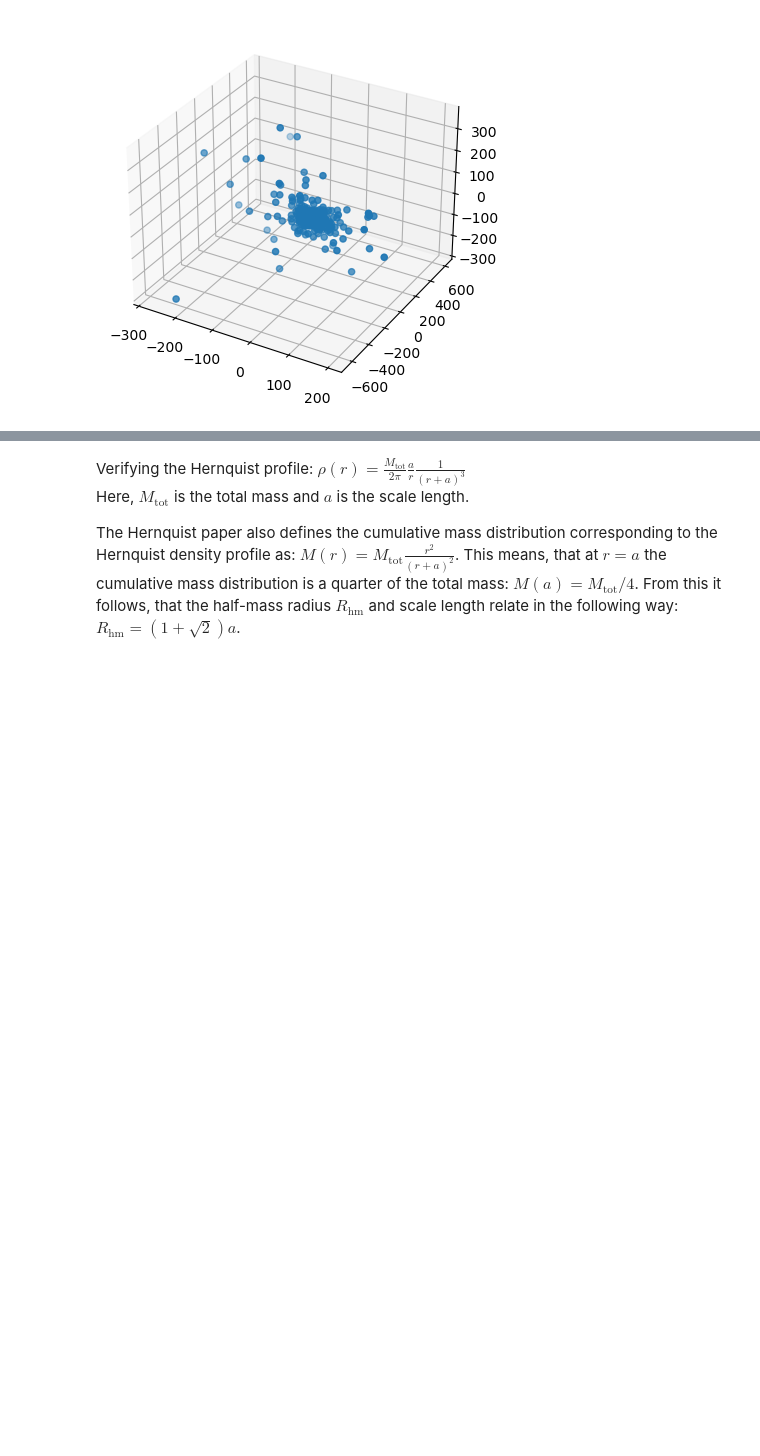
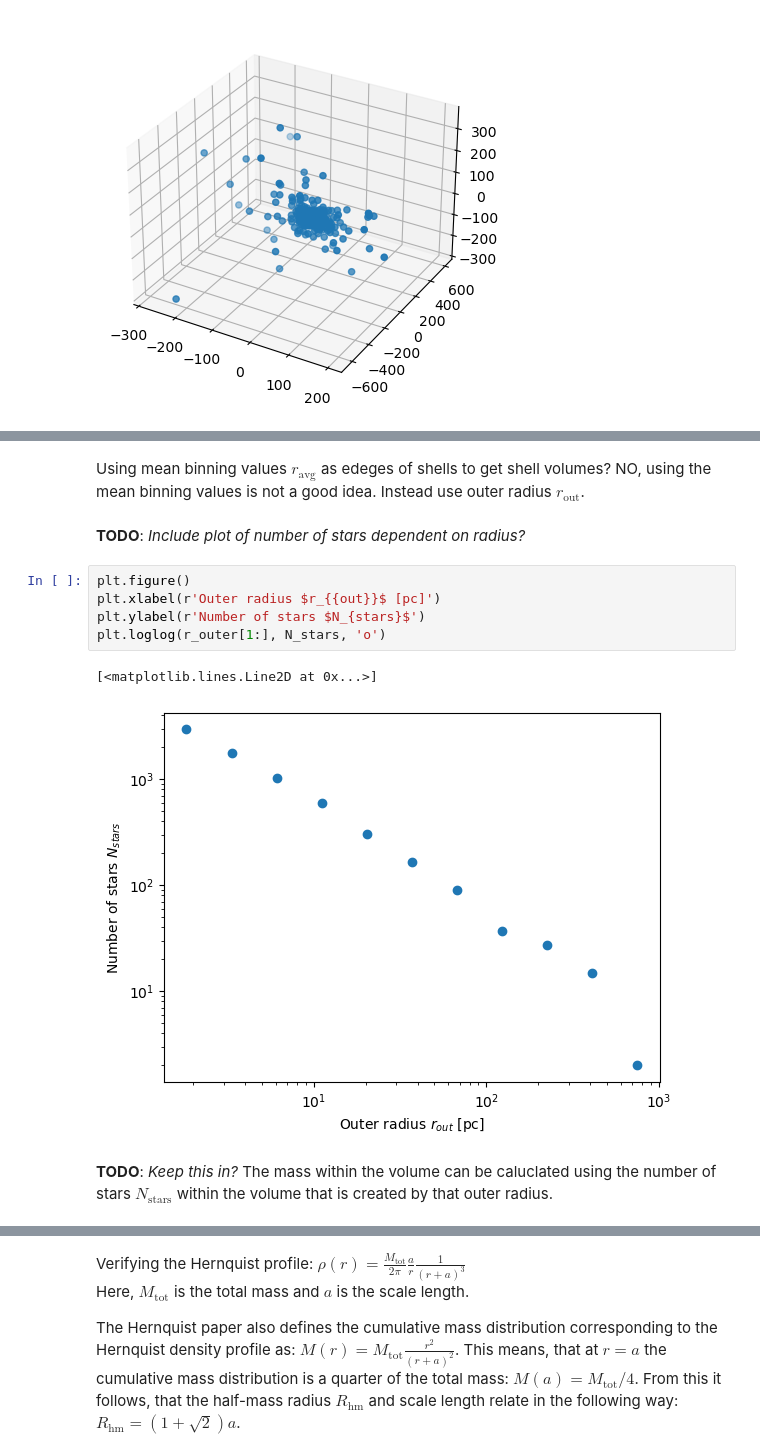
Before and after one commit to nshakm/comp_astro_n_body, a Jupyter notebook: AnshakMallik_N-BodyProject_ComputationalAstrophysics_HS23.ipynb, the cells around one changed output, grey strips where cells are left out. Drawn from its saved outputs; the diff is of its cells as text; blank space fills up the shorter version.

```diff
--- a/AnshakMallik_N-BodyProject_ComputationalAstrophysics_HS23.ipynb
+++ b/AnshakMallik_N-BodyProject_ComputationalAstrophysics_HS23.ipynb
@@ -117,0 +128,14 @@ plt.hist(data['distance'], bins=30, log=True)
+# %% [markdown]
+Using mean binning values $r_{\text{avg}}$ as edeges of shells to get shell volumes? NO, using the mean binning values is not a good idea. Instead use outer radius $r_{\text{out}}$.
+# %% [markdown]
+**TODO**: _Include plot of number of stars dependent on radius?_
+# %%
+plt.figure()
+plt.xlabel(r'Outer radius $r_{{out}}$ [pc]')
+plt.ylabel(r'Number of stars $N_{stars}$')
+plt.loglog(r_outer[1:], N_stars, 'o')
+# %% [output]
+[<matplotlib.lines.Line2D at 0x...>]
+[figure, added]
+# %% [markdown]
+**TODO**: _Keep this in?_ The mass within the volume can be caluclated using the number of stars $N_{\text{stars}}$ within the volume that is created by that outer radius.
```
Also changed, not shown: parts of 42 cells of this notebook.
